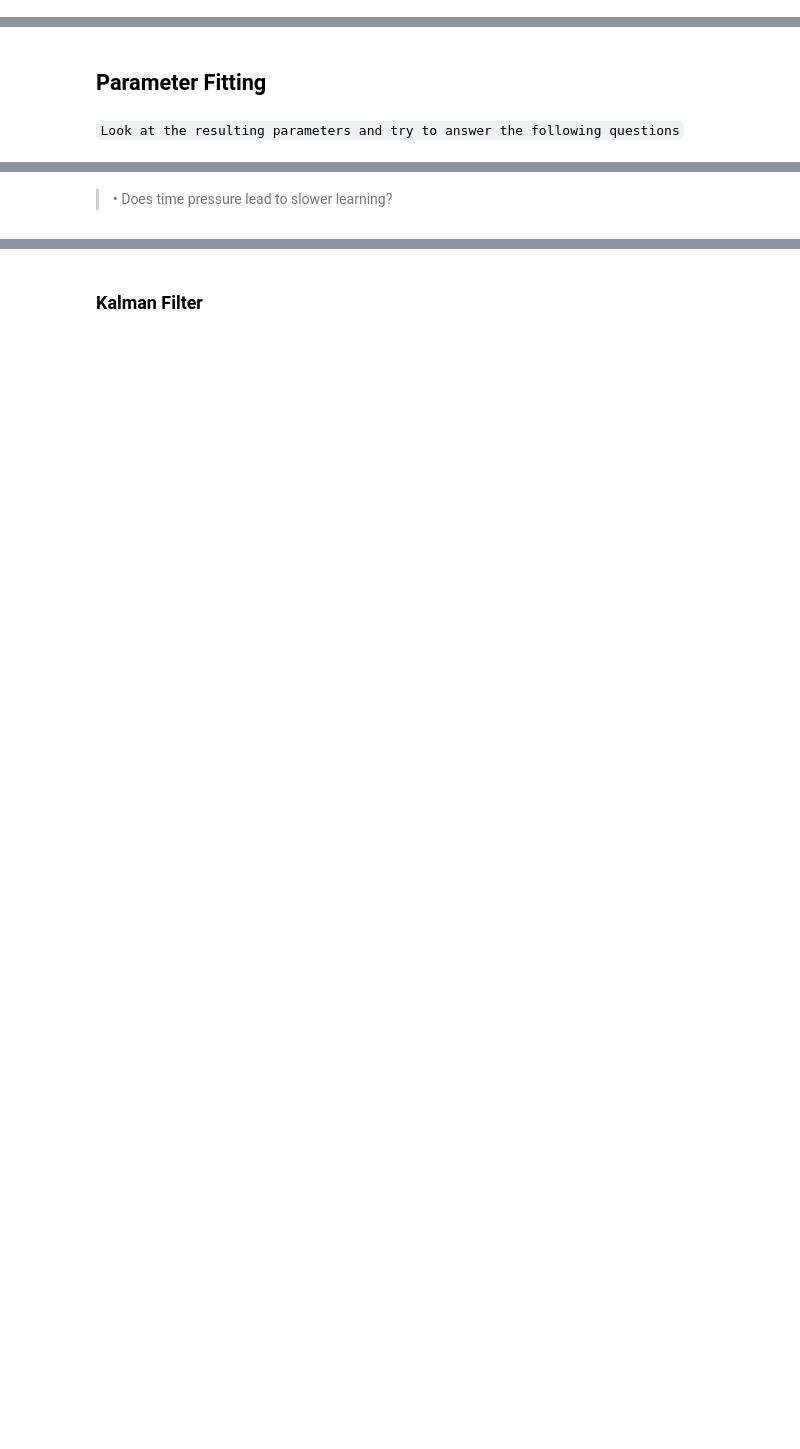
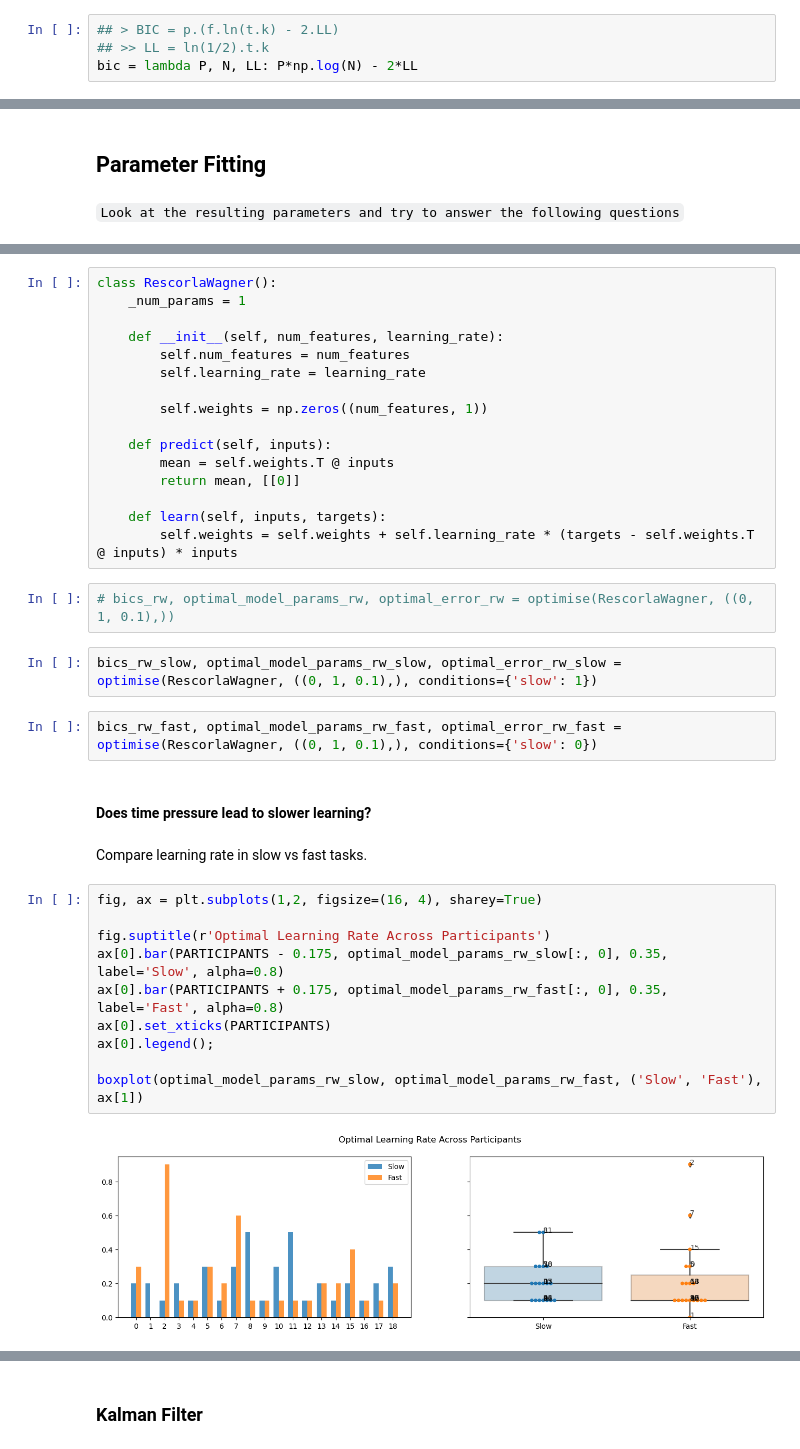
Before and after one commit to pulkitgoyal56/CCCP, a Jupyter notebook: CCCP.ipynb, the cells around one changed output, grey strips where cells are left out. Cells and saved outputs as stored; diff of their text form; blank space fills up the shorter version.

```diff
--- a/CCCP.ipynb
+++ b/CCCP.ipynb
@@ -36,0 +133,4 @@ data['J_correct'] = (data['yj'] > data['yf']).map(int)
+# %%
+## > BIC = p.(f.ln(t.k) - 2.LL)
+## >> LL = ln(1/2).t.k
+bic = lambda P, N, LL: P*np.log(N) - 2*LL
@@ -55,2 +366,38 @@ data['J_correct'] = (data['yj'] > data['yf']).map(int)
+# %%
+class RescorlaWagner():
+    _num_params = 1
+
+    def __init__(self, num_features, learning_rate):
+        self.num_features = num_features
+        self.learning_rate = learning_rate
+
+        self.weights = np.zeros((num_features, 1))
+
+    def predict(self, inputs):
+        mean = self.weights.T @ inputs
+        return mean, [[0]]
+
+    def learn(self, inputs, targets):
+        self.weights = self.weights + self.learning_rate * (targets - self.weights.T @ inputs) * inputs
+# %%
+# bics_rw, optimal_model_params_rw, optimal_error_rw = optimise(RescorlaWagner, ((0, 1, 0.1),))
+# %%
+bics_rw_slow, optimal_model_params_rw_slow, optimal_error_rw_slow = optimise(RescorlaWagner, ((0, 1, 0.1),), conditions={'slow': 1})
+# %%
+bics_rw_fast, optimal_model_params_rw_fast, optimal_error_rw_fast = optimise(RescorlaWagner, ((0, 1, 0.1),), conditions={'slow': 0})
 # %% [markdown]
-> • Does time pressure lead to slower learning?
+#### Does time pressure lead to slower learning?
+# %% [markdown]
+Compare learning rate in slow vs fast tasks.
+# %%
+fig, ax = plt.subplots(1,2, figsize=(16, 4), sharey=True)
+
+fig.suptitle(r'Optimal Learning Rate Across Participants')
+ax[0].bar(PARTICIPANTS - 0.175, optimal_model_params_rw_slow[:, 0], 0.35, label='Slow', alpha=0.8)
+ax[0].bar(PARTICIPANTS + 0.175, optimal_model_params_rw_fast[:, 0], 0.35, label='Fast', alpha=0.8)
+ax[0].set_xticks(PARTICIPANTS)
+ax[0].legend();
+
+boxplot(optimal_model_params_rw_slow, optimal_model_params_rw_fast, ('Slow', 'Fast'), ax[1])
+# %% [output]
+[figure, added]
```
Also changed, not shown: parts of 118 cells of this notebook.
